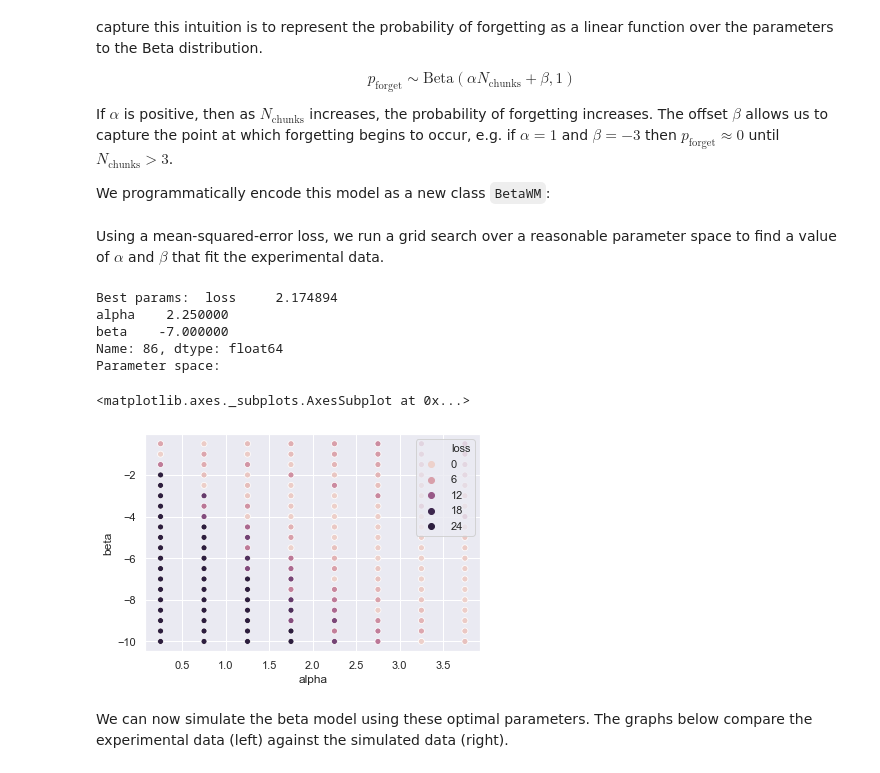
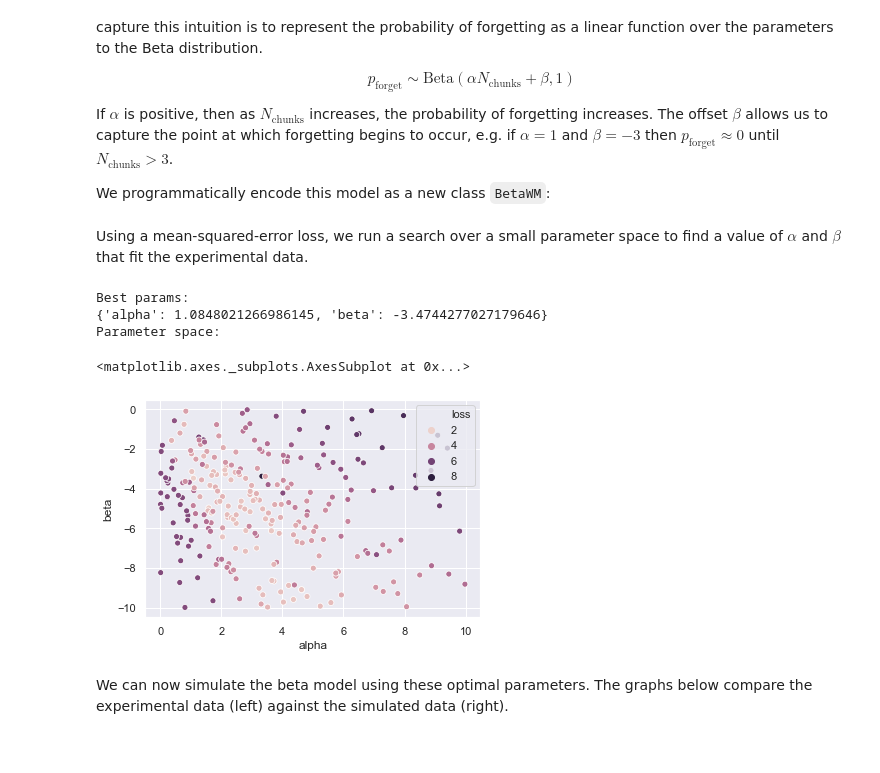
Before and after one commit to willcrichton/psypl-experiments, a Jupyter notebook: experiments/memory_program_tracing.ipynb, the cells around one changed output. Drawn from its saved outputs; the diff is of its cells as text; code cells hidden in the pictures.

```diff
--- a/experiments/memory_program_tracing.ipynb
+++ b/experiments/memory_program_tracing.ipynb
@@ -40,18 +45,19 @@ I hypothesize that a programmer will trace this code from top to bottom, and sto
 
 We'll start with the simplest "slots" model as used in visual working memory research. Assume working memory has $K$ slots. Each variable/value pair is a single slot (or chunk). When remembering a new chunk while at capacity, we randomly evict an existing chunk with uniform probability. This model is represented by the `WorkingMemory` class:
 # %%
-from random import choice
 
 class BasicWM:
     def __init__(self, K):
         self.chunks = []
         self.max_chunks = K
 
-    def store(self, variable, value):
+    def maybe_forget(self):
         # Delete a random chunk once memory is at capacity
         if len(self.chunks) == self.max_chunks:
             self.chunks.remove(choice(self.chunks))
 
+    def store(self, variable, value):
+        self.maybe_forget()
         self.chunks.append((variable, value))
 
     def load(self, variable):
@@ -89,9 +95,9 @@ The participant did 10 trials of the task for each value of $N_{var}$.
 
 **Results:** for each trial, we computed the number of pairs where both the variable and value were correctly recalled. This distribution is shown below:
 # %%
-experiment = VariableSpanExperiment()
+exp1 = VariableSpanExperiment()
 def plot_actual(ax):
-    sns.swarmplot(data=experiment.results(), x='N_var', y='correct', ax=ax)
+    sns.swarmplot(data=exp1.results(), x='N_var', y='correct', ax=ax)
     ax.set_yticks(list(range(0, 7)))
 plot_actual(plt.gca())
 # %% [output]
@@ -161,40 +166,38 @@ If $\alpha$ is positive, then as $N_\text{chunks}$ increases, the probability of
 
 We programmatically encode this model as a new class `BetaWM`:
 # %%
-from torch import distributions as dist
-
 class BetaWM(BasicWM):
     def __init__(self, alpha, beta):
         self.chunks = []
         self.alpha = alpha
         self.beta = beta
 
-    def store(self, variable, value):
+    def maybe_forget(self):
         N_chunks = len(self.chunks)
         p_forget = dist.Beta(N_chunks * self.alpha + self.beta, 1).sample()
         if N_chunks > 0 and dist.Bernoulli(p_forget).sample().item() == 1.:
             self.chunks.remove(choice(self.chunks))
-
-        self.chunks.append((variable, value))
 # %% [markdown]
-Using a mean-squared-error loss, we run a grid search over a reasonable parameter space to find a value of $\alpha$ and $\beta$ that fit the experimental data.
+Using a mean-squared-error loss, we run a search over a small parameter space to find a value of $\alpha$ and $\beta$ that fit the experimental data.
 # %%
-import numpy as np
-best_params_beta, all_params_beta = experiment.grid_search(BetaWM, {
-    'alpha': np.arange(0.25, 4, 0.5),
-    'beta': np.arange(-10, 0, 0.5)
-})
-print('Best params: ', best_params_beta)
+beta_param_space = [
+    hp.uniform('alpha', 0, 10),
+    hp.uniform('beta', -10, 0),
+]
+
+best_params_beta, all_params_beta = pcache.get(
+    'beta_params', lambda: exp1.param_search(BetaWM, beta_param_space))
+
+print('Best params: ')
+pprint(best_params_beta)
 print('Parameter space: ', )
 sns.scatterplot(data=all_params_beta, x='alpha', y='beta', hue='loss')
 # %% [output]
-Best params:  loss     2.174894
-alpha    2.250000
-beta    -7.000000
-Name: 86, dtype: float64
+Best params:
+{'alpha': 1.0848021266986145, 'beta': -3.4744277027179646}
 Parameter space:
 <matplotlib.axes._subplots.AxesSubplot at 0x...>
-[figure, old version]
+[figure, new version]
 # %% [markdown]
 We can now simulate the beta model using these optimal parameters. The graphs below compare the experimental data (left) against the simulated data (right).
 # %%
```
Also changed, not shown: parts of 23 cells of this notebook, 1 other file.
